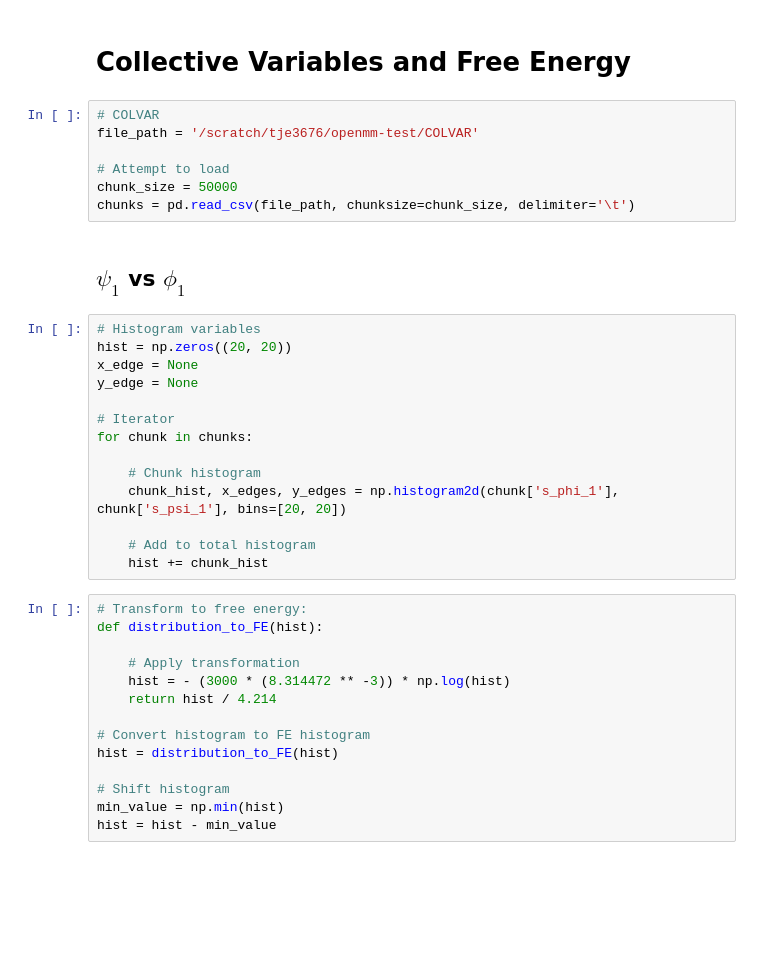
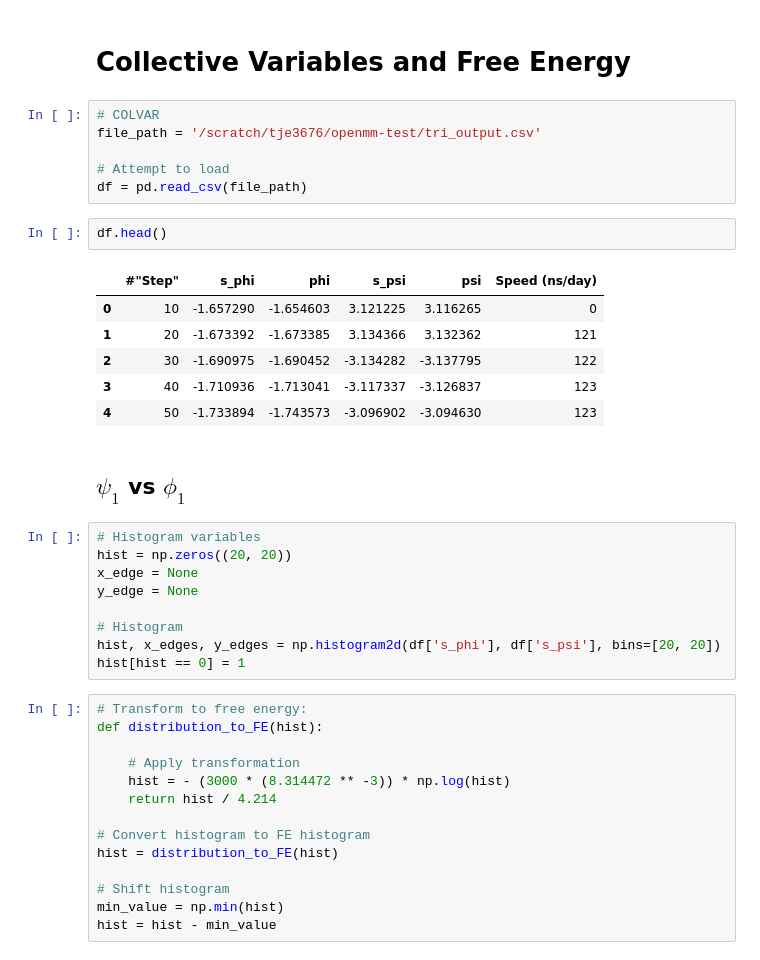
Before and after one commit to thomas-egg/rotation_project, a Jupyter notebook: analysis-sandbox.ipynb, the cells around one changed output. Drawn from its saved outputs; the diff is of its cells as text; blank space fills up the shorter version.

```diff
--- a/analysis-sandbox.ipynb
+++ b/analysis-sandbox.ipynb
@@ -17,11 +17,19 @@ import csv
 # Collective Variables and Free Energy
 # %%
 # COLVAR
-file_path = '/scratch/tje3676/openmm-test/COLVAR'
+file_path = '/scratch/tje3676/openmm-test/tri_output.csv'
 
 # Attempt to load
-chunk_size = 50000
-chunks = pd.read_csv(file_path, chunksize=chunk_size, delimiter='\t')
+df = pd.read_csv(file_path)
+# %%
+df.head()
+# %% [output]
+|  | #"Step" | s_phi | phi | s_psi | psi | Speed (ns/day) |
+| 0 | 10 | -1.657290 | -1.654603 | 3.121225 | 3.116265 | 0 |
+| 1 | 20 | -1.673392 | -1.673385 | 3.134366 | 3.132362 | 121 |
+| 2 | 30 | -1.690975 | -1.690452 | -3.134282 | -3.137795 | 122 |
+| 3 | 40 | -1.710936 | -1.713041 | -3.117337 | -3.126837 | 123 |
+| 4 | 50 | -1.733894 | -1.743573 | -3.096902 | -3.094630 | 123 |
 # %% [markdown]
 ## $\psi_1$ vs $\phi_1$
 # %%
@@ -30,14 +38,9 @@ hist = np.zeros((20, 20))
 x_edge = None
 y_edge = None
 
-# Iterator
-for chunk in chunks:
-
-    # Chunk histogram
-    chunk_hist, x_edges, y_edges = np.histogram2d(chunk['s_phi_1'], chunk['s_psi_1'], bins=[20, 20])
-
-    # Add to total histogram
-    hist += chunk_hist
+# Histogram
+hist, x_edges, y_edges = np.histogram2d(df['s_phi'], df['s_psi'], bins=[20, 20])
+hist[hist == 0] = 1
 # %%
 # Transform to free energy:
 def distribution_to_FE(hist):
```
Also changed, not shown: parts of 17 cells of this notebook, 2 other files.
